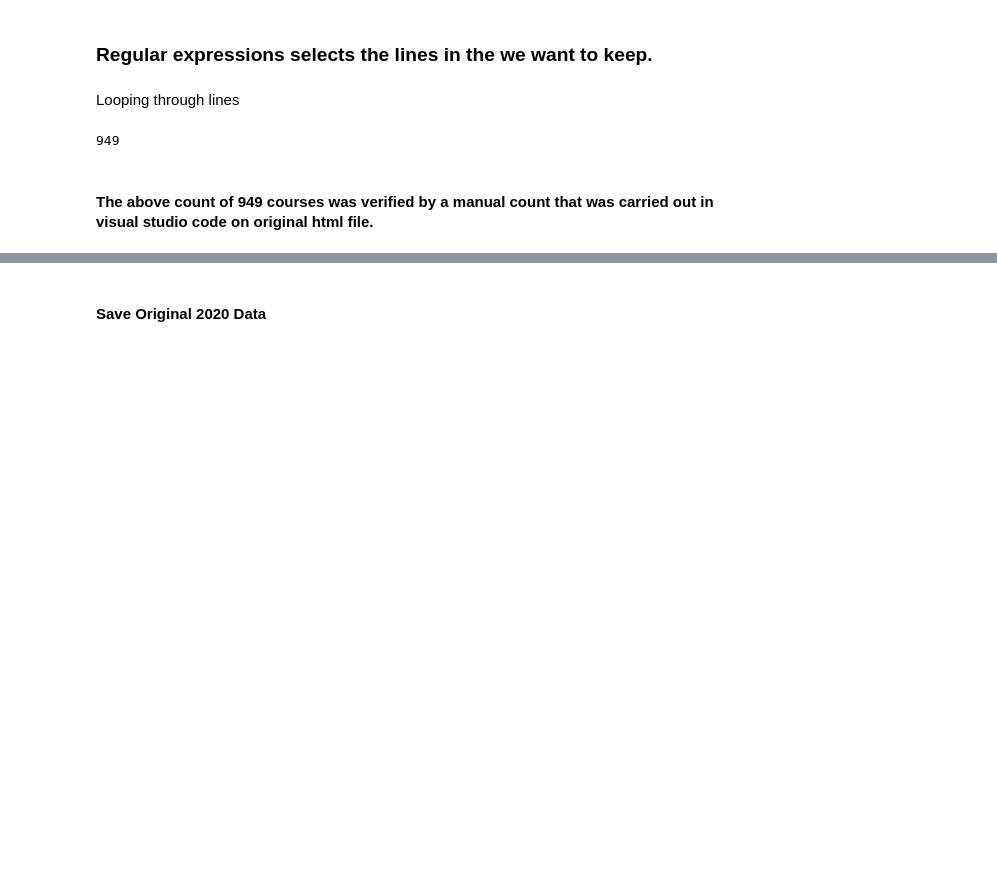
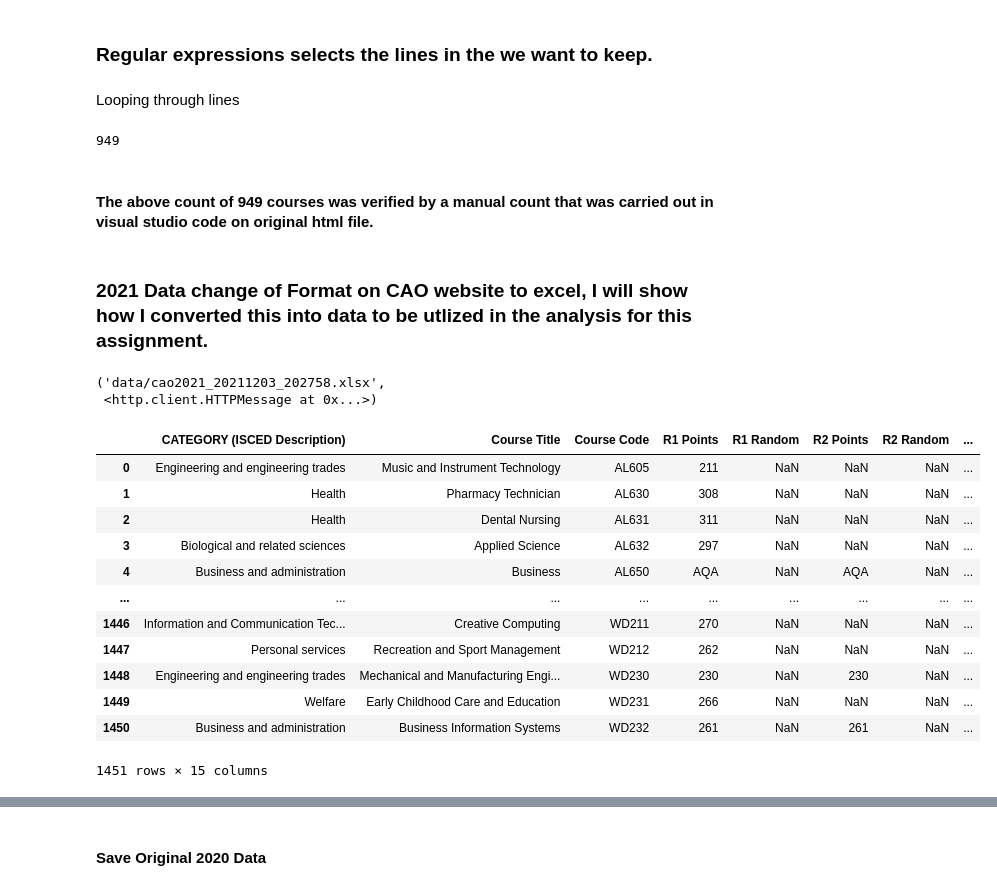
Before and after one commit to fionnmccarthy/Fundamentals-of-Data-Analysis, a Jupyter notebook: cao.ipynb, the cells around one changed output, grey strips where cells are left out. Cells and saved outputs as stored; diff of their text form; code cells hidden in the pictures; blank space fills up the shorter version.

Commit message:
Adding section on downloading of 2021 data that is in excel format

```diff
--- a/cao.ipynb
+++ b/cao.ipynb
@@ -120,3 +125,5 @@ print(no_lines)
 # %%
 # Read csv file into 2021 dataframe
 df2021 = pd.read_csv(path2021_csv, encoding='cp1252')
+# %% [markdown]
+### 2021 Data change of Format on CAO website to excel, I will show how I converted this into data to be utlized in the analysis for this assignment.
@@ -122,0 +133,27 @@ df2021 = pd.read_csv(path2021_csv, encoding='cp1252')
+# %%
+# https://stackoverflow.com/questions/19602931/basic-http-file-downloading-and-saving-to-disk-in-python
+# Save original file
+urlrq.urlretrieve("http://www2.cao.ie/points/CAOPointsCharts2021.xlsx", path2021_excel)
+# %% [output]
+('data/cao2021_20211203_202758.xlsx',
+ <http.client.HTTPMessage at 0x...>)
+# %%
+# Download and parse the excel spreadsheet
+# From examining the excel file I noted that needed to skip the first 10 trows of excel file that is loaded into dataframe
+df2021_2 = pd.read_excel('http://www2.cao.ie/points/CAOPointsCharts2021.xlsx', skiprows = 11)
+# %%
+df2021_2
+# %% [output]
+|  | CATEGORY (ISCED Description) | Course Title | Course Code | R1 Points | R1 Random | R2 Points | R2 Random | ... |
+| 0 | Engineering and engineering trades | Music and Instrument Technology | AL605 | 211 | NaN | NaN | NaN | ... |
+| 1 | Health | Pharmacy Technician | AL630 | 308 | NaN | NaN | NaN | ... |
+| 2 | Health | Dental Nursing | AL631 | 311 | NaN | NaN | NaN | ... |
+| 3 | Biological and related sciences | Applied Science | AL632 | 297 | NaN | NaN | NaN | ... |
+| 4 | Business and administration | Business | AL650 | AQA | NaN | AQA | NaN | ... |
+| ... | ... | ... | ... | ... | ... | ... | ... | ... |
+| 1446 | Information and Communication Tec... | Creative Computing | WD211 | 270 | NaN | NaN | NaN | ... |
+| 1447 | Personal services | Recreation and Sport Management | WD212 | 262 | NaN | NaN | NaN | ... |
+| 1448 | Engineering and engineering trades | Mechanical and Manufacturing Engi... | WD230 | 230 | NaN | 230 | NaN | ... |
+| 1449 | Welfare | Early Childhood Care and Education | WD231 | 266 | NaN | NaN | NaN | ... |
+| 1450 | Business and administration | Business Information Systems | WD232 | 261 | NaN | 261 | NaN | ... |
+1451 rows × 15 columns
```
Also changed, not shown: parts of 11 cells of this notebook, 6 other files.
